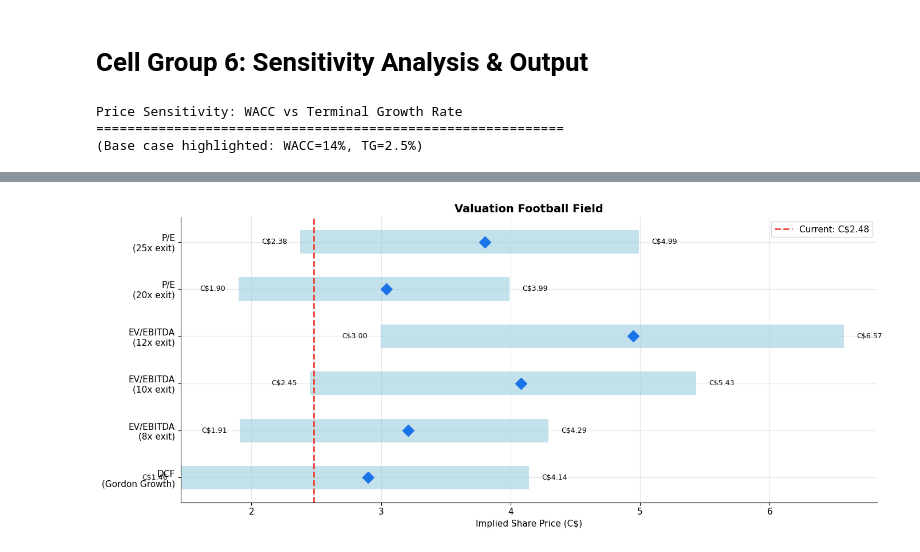
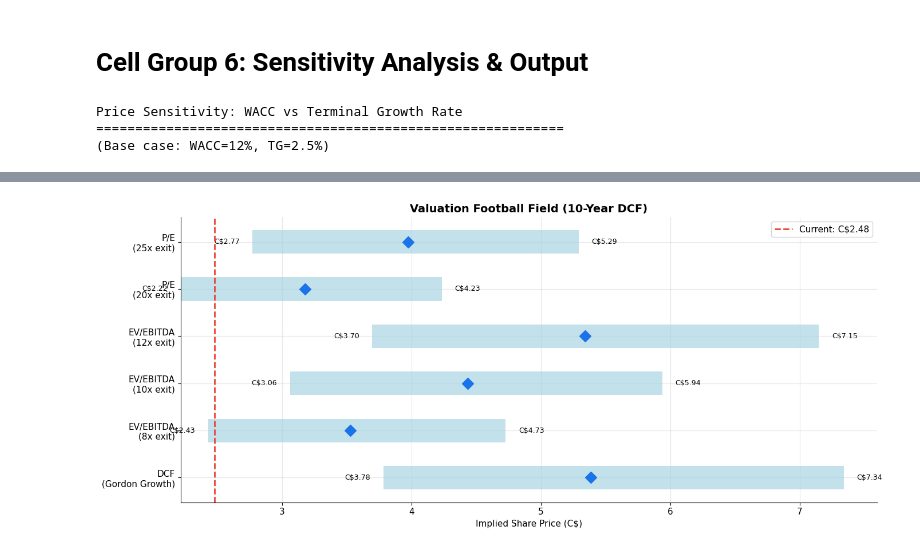
Before and after one commit to eyal-weiss/HITI-investment-analysis, a Jupyter notebook: hiti_financial_model.ipynb, the cells around one changed output, grey strips where cells are left out. Cells and saved outputs as stored; diff of their text form; code cells hidden in the pictures.

```diff
--- a/hiti_financial_model.ipynb
+++ b/hiti_financial_model.ipynb
@@ -888,17 +1148,15 @@ proj_is['COGS'] = base['Revenue_K'] - base['Gross_Profit_K']
 proj_is['Gross_Profit'] = base['Gross_Profit_K']
 proj_is['Gross_Margin_%'] = base['Gross_Margin_pct']
 
-# OpEx breakdown (as % of revenue, declining with scale)
-opex_pct = {2026: 19.1, 2027: 18.9, 2028: 19.0, 2029: 19.0, 2030: 18.8}
+# OpEx breakdown (from scenario assumptions)
 for yr in proj_years:
-    proj_is.loc[yr, 'Total_OpEx'] = base.loc[yr, 'Revenue_K'] * opex_pct[yr] / 100
+    proj_is.loc[yr, 'Total_OpEx'] = base.loc[yr, 'Revenue_K'] * scenarios['Base']['opex_pct_rev'][yr] / 100
 
 proj_is['Operating_Income'] = proj_is['Gross_Profit'] - proj_is['Total_OpEx']
 
 # Below the line
-finance_exp_pct = {2026: 1.8, 2027: 1.7, 2028: 1.6, 2029: 1.5, 2030: 1.4}
 for yr in proj_years:
-    proj_is.loc[yr, 'Finance_Expense'] = -base.loc[yr, 'Revenue_K'] * finance_exp_pct[yr] / 100
+    proj_is.loc[yr, 'Finance_Expense'] = -base.loc[yr, 'Revenue_K'] * scenarios['Base']['finance_exp_pct'][yr] / 100
     proj_is.loc[yr, 'Other_Items'] = 0  # assume no more large derivative losses
     proj_is.loc[yr, 'Pretax_Income'] = (proj_is.loc[yr, 'Operating_Income'] +
                                          proj_is.loc[yr, 'Finance_Expense'])
@@ -909,6 +1167,10 @@ for yr in proj_years:
         proj_is.loc[yr, 'Tax'] = 0
     proj_is.loc[yr, 'Net_Income'] = proj_is.loc[yr, 'Pretax_Income'] + proj_is.loc[yr, 'Tax']
 
+    # NCI deduction (49% of Germany EBITDA, already computed in projections)
+    proj_is.loc[yr, 'NCI'] = -base.loc[yr, 'NCI_K']
+    proj_is.loc[yr, 'Net_Income_to_HITI'] = proj_is.loc[yr, 'Net_Income'] + proj_is.loc[yr, 'NCI']
+
 proj_is['DA'] = base['DA_K']
 proj_is['SBC'] = base['SBC_K']
 proj_is['Adj_EBITDA'] = base['Adj_EBITDA_K']
@@ -917,7 +1179,7 @@ print('Projected Income Statement — Base Case (C$K)')
 print('='*60)
 display(proj_is[['Revenue','Gross_Profit','Gross_Margin_%','Total_OpEx',
                  'Operating_Income','Finance_Expense','Pretax_Income',
-                 'Tax','Net_Income','Adj_EBITDA']].round(0).T)
+                 'Tax','Net_Income','NCI','Net_Income_to_HITI','Adj_EBITDA']].round(0).T)
 # %% [output]
 Projected Income Statement — Base Case (C$K)
 ============================================================
@@ -937,7 +1201,7 @@ Projected Income Statement — Base Case (C$K)
 
 # ── Projected Cash Flow Statement ───────────────────────────
 proj_cf = pd.DataFrame(index=proj_years)
-proj_cf['Net_Income'] = proj_is['Net_Income']
+proj_cf['Net_Income'] = proj_is['Net_Income_to_HITI']  # NCI-adjusted net income
 proj_cf['DA'] = proj_is['DA']
 proj_cf['SBC'] = proj_is['SBC']
 proj_cf['WC_Changes'] = [500, 500, 500, 500, 500]  # minimal WC investment
@@ -947,7 +1211,7 @@ proj_cf['Capex'] = -base['Capex_K']
 proj_cf['Free_Cash_Flow'] = proj_cf['Operating_CF'] + proj_cf['Capex']
 proj_cf['Lease_Payments'] = -base['Lease_Pmts_K']
 proj_cf['Debt_Net'] = [0, 0, -5_000, -5_000, -5_000]  # gradual deleveraging
-proj_cf['FCF_After_Leases'] = base['FCF_K']  # Adj EBITDA - capex - lease pmts
+proj_cf['FCF_After_Leases'] = base['FCF_Equity_K']  # NCI-adjusted FCF
 
 # ── Projected Balance Sheet ─────────────────────────────────
 proj_bs = pd.DataFrame(index=proj_years)
@@ -962,7 +1226,7 @@ for yr in proj_years:
     proj_bs.loc[yr, 'Cash'] = prev_cash + cash_gen + debt_chg
     proj_bs.loc[yr, 'Total_Debt'] = max(0, prev_debt + debt_chg)
     proj_bs.loc[yr, 'Net_Debt'] = proj_bs.loc[yr, 'Total_Debt'] - proj_bs.loc[yr, 'Cash']
-    proj_bs.loc[yr, 'Equity'] = prev_equity + proj_is.loc[yr, 'Net_Income'] + proj_is.loc[yr, 'SBC']
+    proj_bs.loc[yr, 'Equity'] = prev_equity + proj_is.loc[yr, 'Net_Income_to_HITI'] + proj_is.loc[yr, 'SBC']
 
     prev_cash = proj_bs.loc[yr, 'Cash']
     prev_debt = proj_bs.loc[yr, 'Total_Debt']
@@ -1146,22 +1409,18 @@ Current stock price: C$2.48
 
 # ── 1) WACC vs Terminal Growth Rate Sensitivity ─────────────
 
-wacc_range = [0.11, 0.12, 0.13, 0.14, 0.15, 0.16, 0.17]
+wacc_range = [0.09, 0.10, 0.11, 0.12, 0.13, 0.14, 0.15]
 tg_range = [0.015, 0.020, 0.025, 0.030, 0.035]
 
+# Use 10-year FCFs (Phase 1 + Phase 2)
 base_proj = projections['Base']
-
-# Compute base case FCFs
-base_fcfs = []
-for yr in proj_years:
-    fcf = (base_proj.loc[yr, 'Adj_EBITDA_K'] -
-           base_proj.loc[yr, 'Capex_K'] -
-           base_proj.loc[yr, 'Lease_Pmts_K'])
-    base_fcfs.append(fcf)
+base_fade = fade_projections['Base']
+all_years_dcf = list(base_proj.index) + list(base_fade.index)
+base_fcfs = ([base_proj.loc[yr, 'FCF_Equity_K'] for yr in base_proj.index] +
+             [base_fade.loc[yr, 'FCF_Equity_K'] for yr in base_fade.index])
 
 net_debt_K = 30_500
-minority_K = 13_000
-diluted_shares = base_proj['Shares_K'].iloc[-1]
+diluted_shares = base_fade['Shares_K'].iloc[-1]
 
 sensitivity = pd.DataFrame(index=[f'{w:.0%}' for w in wacc_range],
                             columns=[f'{tg:.1%}' for tg in tg_range])
@@ -1173,17 +1432,17 @@ for w in wacc_range:
 
         # Terminal value
         tv = base_fcfs[-1] * (1 + tg) / (w - tg)
-        pv_tv = tv / (1 + w) ** len(proj_years)
+        pv_tv = tv / (1 + w) ** len(all_years_dcf)
 
         ev = pv_sum + pv_tv
-        eq = ev - net_debt_K - minority_K
+        eq = ev - net_debt_K
         price = eq / diluted_shares
 
         sensitivity.loc[f'{w:.0%}', f'{tg:.1%}'] = f'C${price:.2f}'
 
 print('Price Sensitivity: WACC vs Terminal Growth Rate')
 print('='*60)
-print('(Base case highlighted: WACC=14%, TG=2.5%)\n')
+print('(Base case: WACC=12%, TG=2.5%)\n')
 display(sensitivity)
 
 # ── 2) Football Field Chart ──────────────────────────────────
@@ -1194,25 +1453,24 @@ fig, ax = plt.subplots(figsize=(14, 6))
 methods = ['DCF\n(Gordon Growth)', 'EV/EBITDA\n(8x exit)', 'EV/EBITDA\n(10x exit)',
            'EV/EBITDA\n(12x exit)', 'P/E\n(20x exit)', 'P/E\n(25x exit)']
 
-# Calculate exit multiple valuations
-discount_factor = (1 + 0.14) ** 5  # 5 years at 14% WACC
+# Calculate exit multiple valuations using 2035 EBITDA and 10-year discount
+discount_factor = (1 + 0.12) ** 10  # 10 years at 12% WACC
 
 ranges = []
 for name in ['Bear', 'Base', 'Bull']:
-    p = projections[name]
-    ebitda_2030 = p.loc[2030, 'Adj_EBITDA_K']
-    shares = p.loc[2030, 'Shares_K']
+    ebitda_2035 = fade_projections[name].loc[2035, 'Adj_EBITDA_K']
+    shares = fade_projections[name].loc[2035, 'Shares_K']
 
     # Net income estimate (rough)
-    ni_2030 = ebitda_2030 * 0.35  # rough conversion
+    ni_2035 = ebitda_2035 * 0.35  # rough conversion
 
     dcf_price = dcf_results[name]['implied_price']
 
-    ev_8x = (ebitda_2030 * 8 - net_debt_K - minority_K) / shares / discount_factor * (1 + 0.14)
-    ev_10x = (ebitda_2030 * 10 - net_debt_K - minority_K) / shares / discount_factor * (1 + 0.14)
-    ev_12x = (ebitda_2030 * 12 - net_debt_K - minority_K) / shares / discount_factor * (1 + 0.14)
-    pe_20x = ni_2030 * 20 / shares / discount_factor * (1 + 0.14)
-    pe_25x = ni_2030 * 25 / shares / discount_factor * (1 + 0.14)
+    ev_8x = (ebitda_2035 * 8 - net_debt_K) / shares / discount_factor * (1 + 0.12)
+    ev_10x = (ebitda_2035 * 10 - net_debt_K) / shares / discount_factor * (1 + 0.12)
+    ev_12x = (ebitda_2035 * 12 - net_debt_K) / shares / discount_factor * (1 + 0.12)
+    pe_20x = ni_2035 * 20 / shares / discount_factor * (1 + 0.12)
+    pe_25x = ni_2035 * 25 / shares / discount_factor * (1 + 0.12)
 
     ranges.append([dcf_price, ev_8x, ev_10x, ev_12x, pe_20x, pe_25x])
 
@@ -1234,12 +1492,12 @@ ax.axvline(x=2.48, color=COLORS['accent'], linewidth=2, linestyle='--',
 ax.set_yticks(y_pos)
 ax.set_yticklabels(methods)
 ax.set_xlabel('Implied Share Price (C$)')
-ax.set_title('Valuation Football Field', fontsize=14, fontweight='bold')
+ax.set_title('Valuation Football Field (10-Year DCF)', fontsize=14, fontweight='bold')
 ax.legend(loc='upper right')
 plt.tight_layout()
 plt.show()
 # %% [output]
 Price Sensitivity: WACC vs Terminal Growth Rate
 ============================================================
-(Base case highlighted: WACC=14%, TG=2.5%)
+(Base case: WACC=12%, TG=2.5%)
 |  | 1.5% | 2.0% | 2.5% | 3.0% | 3.5% |
@@ -1253,4 +1511,4 @@ Price Sensitivity: WACC vs Terminal Growth Rate
-[figure, old version]
+[figure, new version]
 # %%
 # ── 2) Scenario Summary & Peer Comparison ────────────────────
 
```
Also changed, not shown: parts of 10 cells of this notebook, 5 other files.
